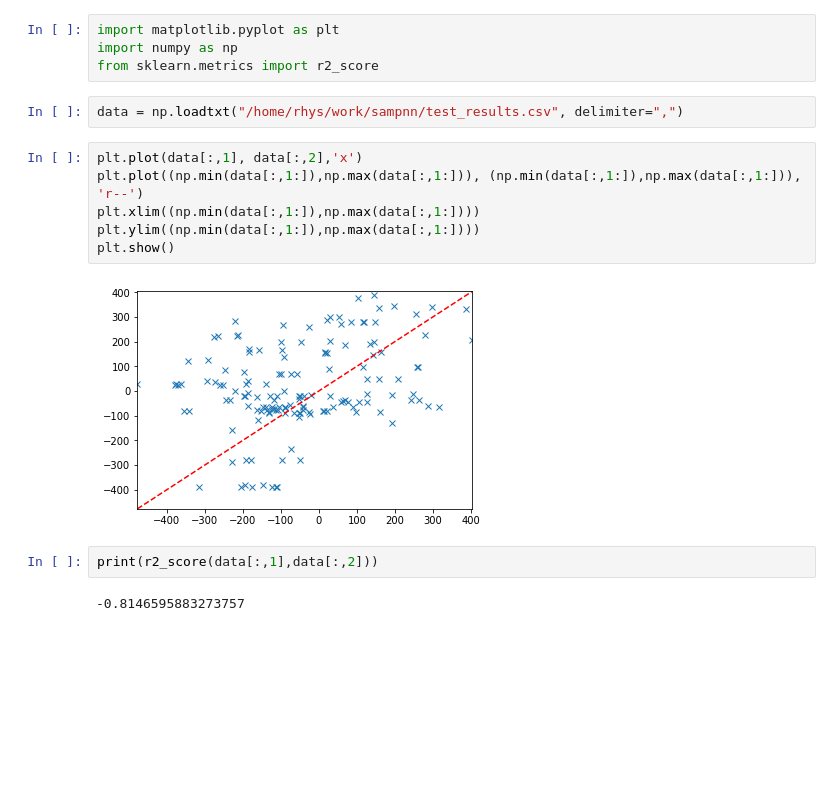
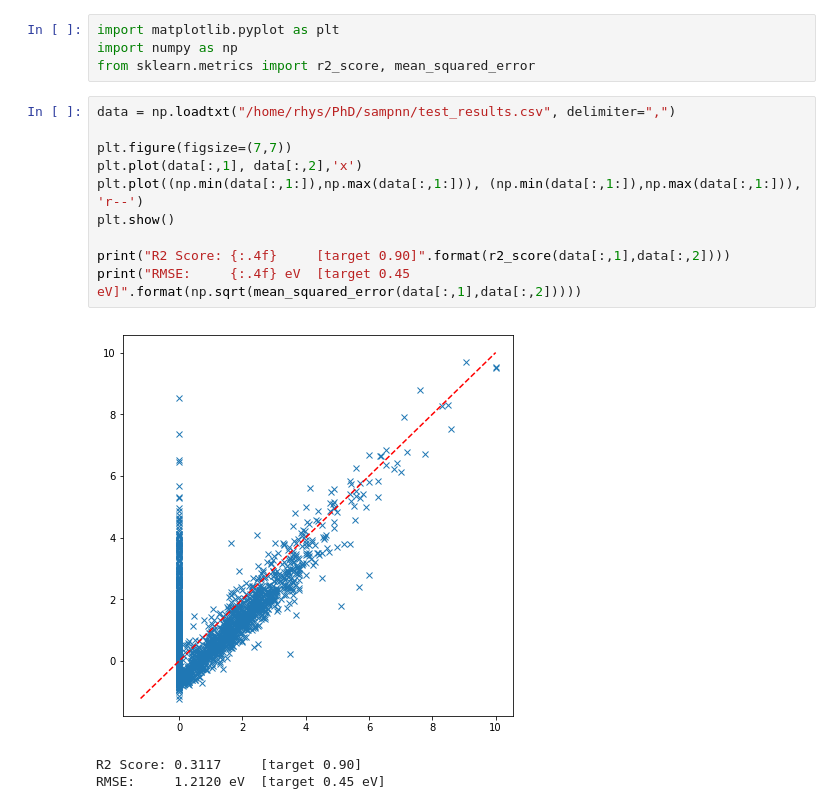
Before and after one commit to CompRhys/roost, a Jupyter notebook: notebooks/plot_results.ipynb, the cells around one changed output. Cells and saved outputs as stored; diff of their text form; blank space fills up the shorter version.

```diff
--- a/notebooks/plot_results.ipynb
+++ b/notebooks/plot_results.ipynb
@@ -1,18 +1,18 @@
 # %%
 import matplotlib.pyplot as plt
 import numpy as np
-from sklearn.metrics import r2_score
+from sklearn.metrics import r2_score, mean_squared_error
-# %%
-data = np.loadtxt("/home/rhys/work/sampnn/test_results.csv", delimiter=",")
 # %%
+data = np.loadtxt("/home/rhys/PhD/sampnn/test_results.csv", delimiter=",")
+
+plt.figure(figsize=(7,7))
 plt.plot(data[:,1], data[:,2],'x')
 plt.plot((np.min(data[:,1:]),np.max(data[:,1:])), (np.min(data[:,1:]),np.max(data[:,1:])), 'r--')
-plt.xlim((np.min(data[:,1:]),np.max(data[:,1:])))
-plt.ylim((np.min(data[:,1:]),np.max(data[:,1:])))
 plt.show()
+
+print("R2 Score: {:.4f}     [target 0.90]".format(r2_score(data[:,1],data[:,2])))
+print("RMSE:     {:.4f} eV  [target 0.45 eV]".format(np.sqrt(mean_squared_error(data[:,1],data[:,2]))))
 # %% [output]
-[figure, old version]
+[figure, new version]
+R2 Score: 0.3117     [target 0.90]
+RMSE:     1.2120 eV  [target 0.45 eV]
-# %%
-print(r2_score(data[:,1],data[:,2]))
-# %% [output]
--0.8146595883273757
```
Also changed, not shown: 12 other files.
